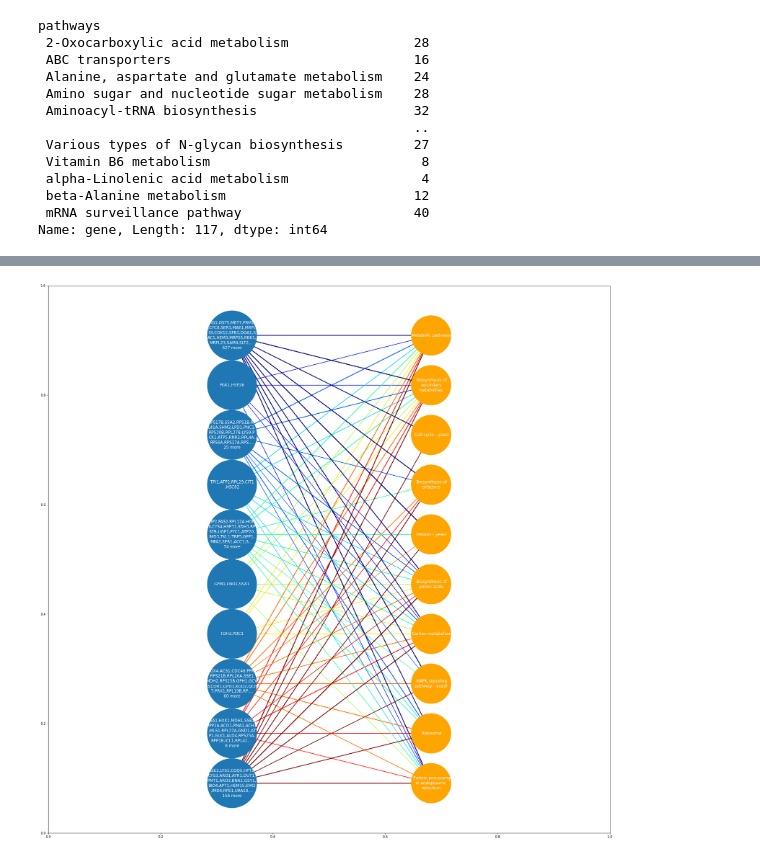
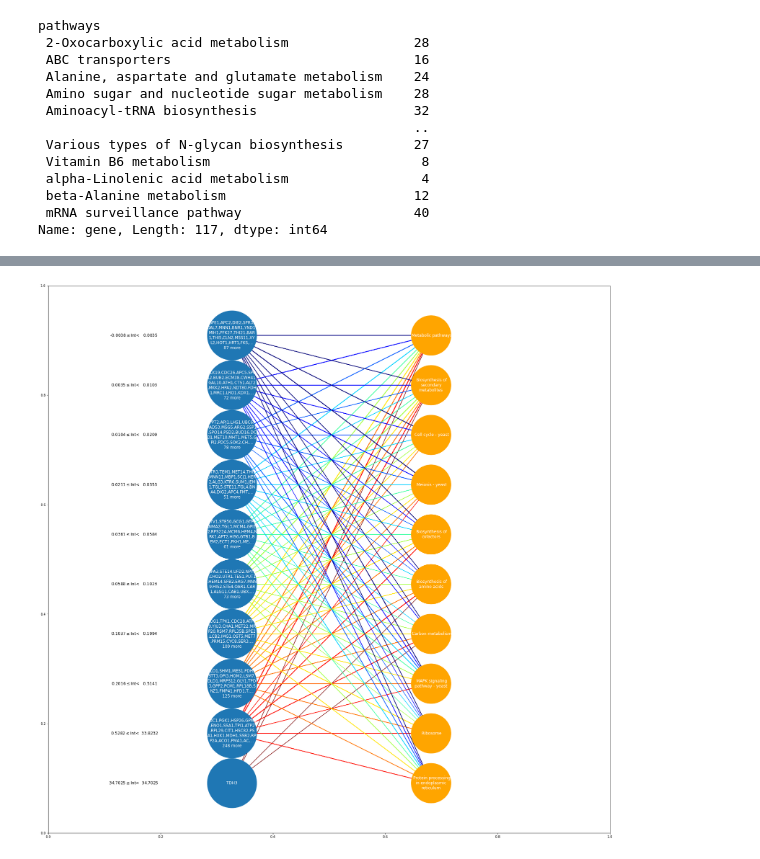
Before and after one commit to IBP-21-22/intbioproj, a Jupyter notebook: code/KEGG plots.ipynb, the cells around one changed output, grey strips where cells are left out. Saved outputs shown, nothing was run; the diff lists cells and outputs as text; code cells hidden in the pictures.

```diff
--- a/code/KEGG plots.ipynb
+++ b/code/KEGG plots.ipynb
@@ -48,6 +63,7 @@ fiData.head()
 # %%
 from sklearn.cluster import KMeans
-clusterLabels = KMeans(n_clusters=10).fit_predict(fiData['intensity'].values.reshape(-1, 1))
+# clusterLabels = KMeans(n_clusters=10).fit_predict(fiData['intensity'].values.reshape(-1, 1))
+clusterLabels = np.digitize(fiData['intensity'].values, fiData['intensity'].quantile(np.linspace(0,1,10)).values) - 1
 fiData['cluster'] = clusterLabels
 # %%
 fiData.clusterLabels = clusterLabels
@@ -191,11 +213,11 @@ Name: desc, Length: 121, dtype: object
 
 import matplotlib.pyplot as plt
 
-fig, ax = plt.subplots()
+fig, ax = plt.subplots(figsize=(30,30))
 
 ax = fig.add_subplot(111)
 
-x = 0
+x = 100
 y = 0
 
 gradient = np.linspace(0, 1, 10)
@@ -213,38 +235,42 @@ for path in range(9,-1,-1):
 for _, line in visDataSubset.iterrows():
 
     gradient[line['cluster']]
-    plt.arrow(x=0, y=clusters_coords[line['cluster']], color=rgb[:, line['cluster'], :].flatten(),
+    plt.arrow(x=100, y=clusters_coords[line['cluster']], color=rgb[:, line['cluster'], :].flatten(),
               dx=200, dy=path_coords[np.where(freq.index == line['pathways'])[0][0]] - clusters_coords[line['cluster']], width=.06)
 
 
 
 
 for cluster in range(9,-1,-1):
     y = clusters_coords[cluster]
     circle = plt.Circle((x, y), radius=25)
     ax.add_patch(circle)
+    ax.text( x=0, y=y , s=f'{cMinInt[cluster]:9.4f}' r'$\leq$' 'Int' r'<' f'{cMaxInt[cluster]:9.4f}',
+            fontsize=12,
+                verticalalignment='center', horizontalalignment='center', color='black')
+
     ax.annotate('\n'.join(wrap(','.join(cDescriptions[cluster]) +
 
                                (f',...{notIncludedCnts[cluster]} more' if cluster in notIncludedCnts else '')
 
                                , width=20)), xy=(x, y), fontsize=12,
                 verticalalignment='center', horizontalalignment='center', color='white')
 
-x = 200
+x = 300
 
 for path in range(9,-1,-1):
     y = path_coords[path]
     circle = plt.Circle((x, y), radius=20, color='orange')
     ax.add_patch(circle)
     ax.annotate('\n'.join(wrap(freq.index[path], width=20)), xy=(x, y), fontsize=12,
                 verticalalignment='center', horizontalalignment='center', color='white')
 
 ax.axis('off')
 ax.set_aspect('equal')
 ax.autoscale_view()
 
 plt.show()
 # %% [output]
-[figure, old version]
+[figure, new version]
 # %%
 fig.savefig("../figures/pathways_mapping.png")
```
Also changed, not shown: parts of 10 cells of this notebook, 11 other files.
